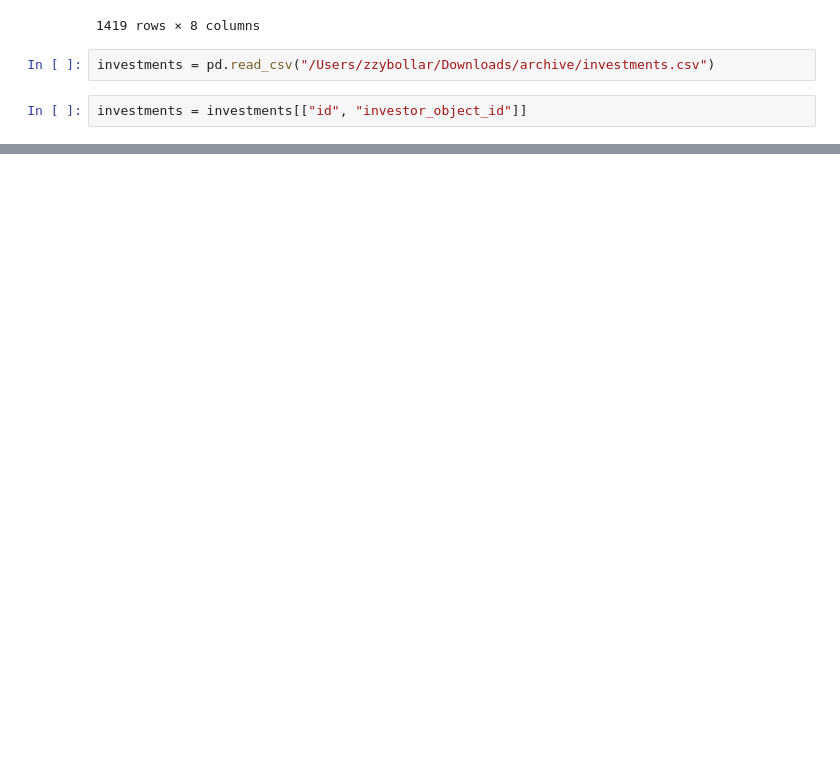
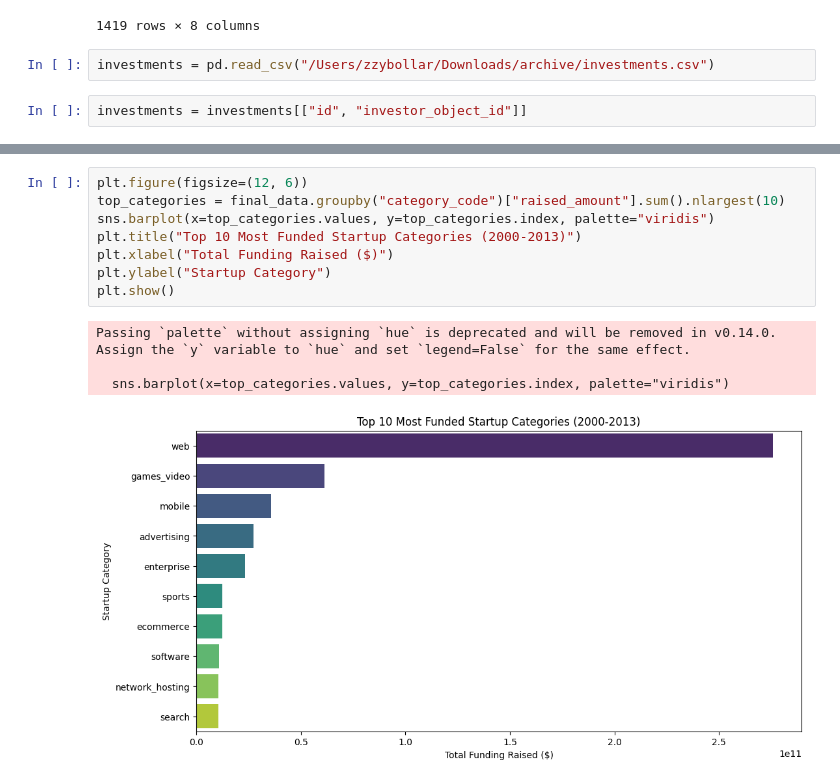
Before and after one commit to ECO225-W2025/eco225-project-code-bollarzhao, a Jupyter notebook: report_1.ipynb, the cells around one changed output, grey strips where cells are left out. Saved outputs shown, nothing was run; the diff lists cells and outputs as text; blank space fills up the shorter version.

```diff
--- a/report_1.ipynb
+++ b/report_1.ipynb
@@ -71,0 +130,13 @@ merged_data.reset_index(drop=True, inplace=True)
+# %%
+plt.figure(figsize=(12, 6))
+top_categories = final_data.groupby("category_code")["raised_amount"].sum().nlargest(10)
+sns.barplot(x=top_categories.values, y=top_categories.index, palette="viridis")
+plt.title("Top 10 Most Funded Startup Categories (2000-2013)")
+plt.xlabel("Total Funding Raised ($)")
+plt.ylabel("Startup Category")
+plt.show()
+# %% [output]
+Passing `palette` without assigning `hue` is deprecated and will be removed in v0.14.0. Assign the `y` variable to `hue` and set `legend=False` for the same effect.
+
+  sns.barplot(x=top_categories.values, y=top_categories.index, palette="viridis")
+[figure, added]
```
Also changed, not shown: parts of 9 cells of this notebook.
